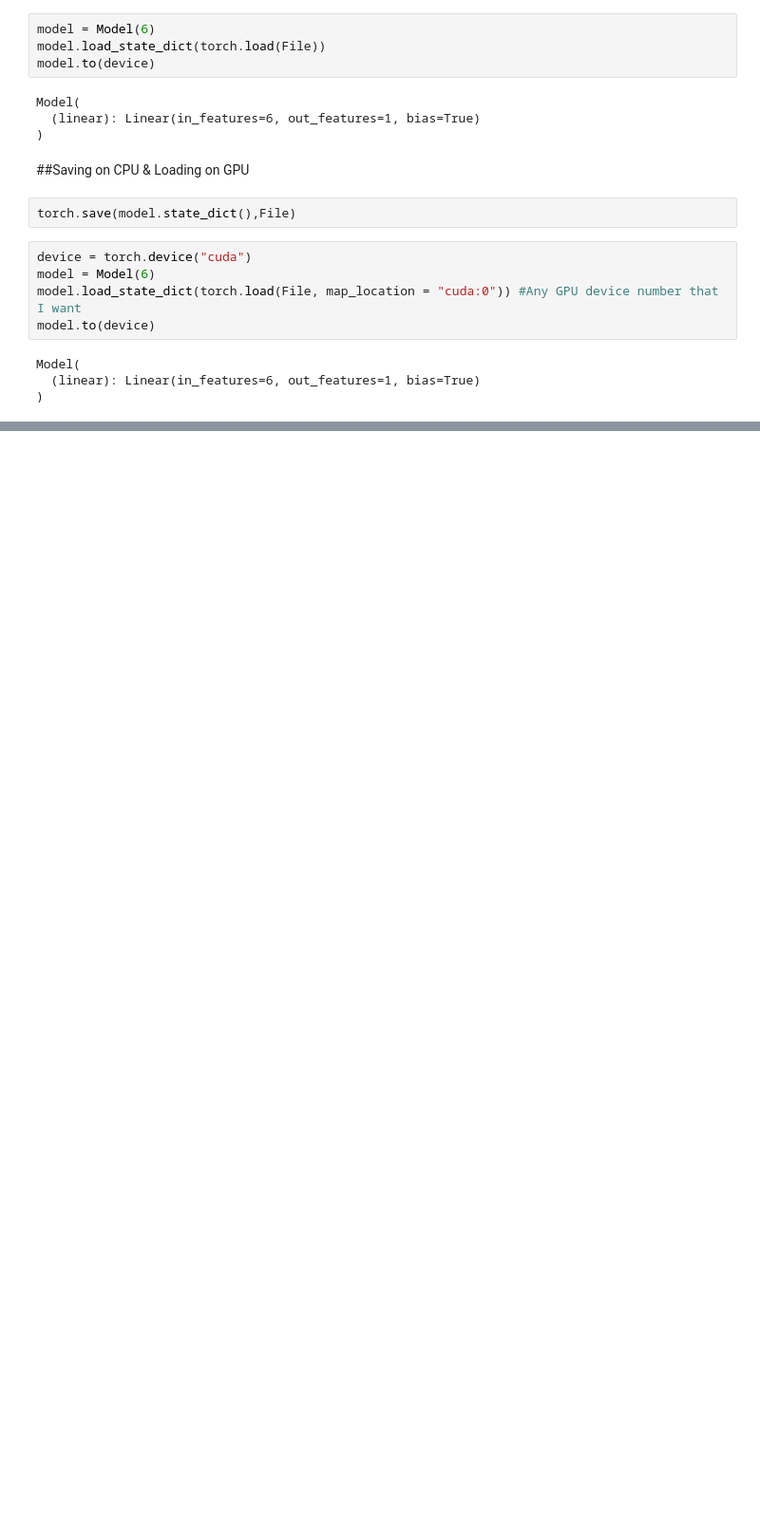
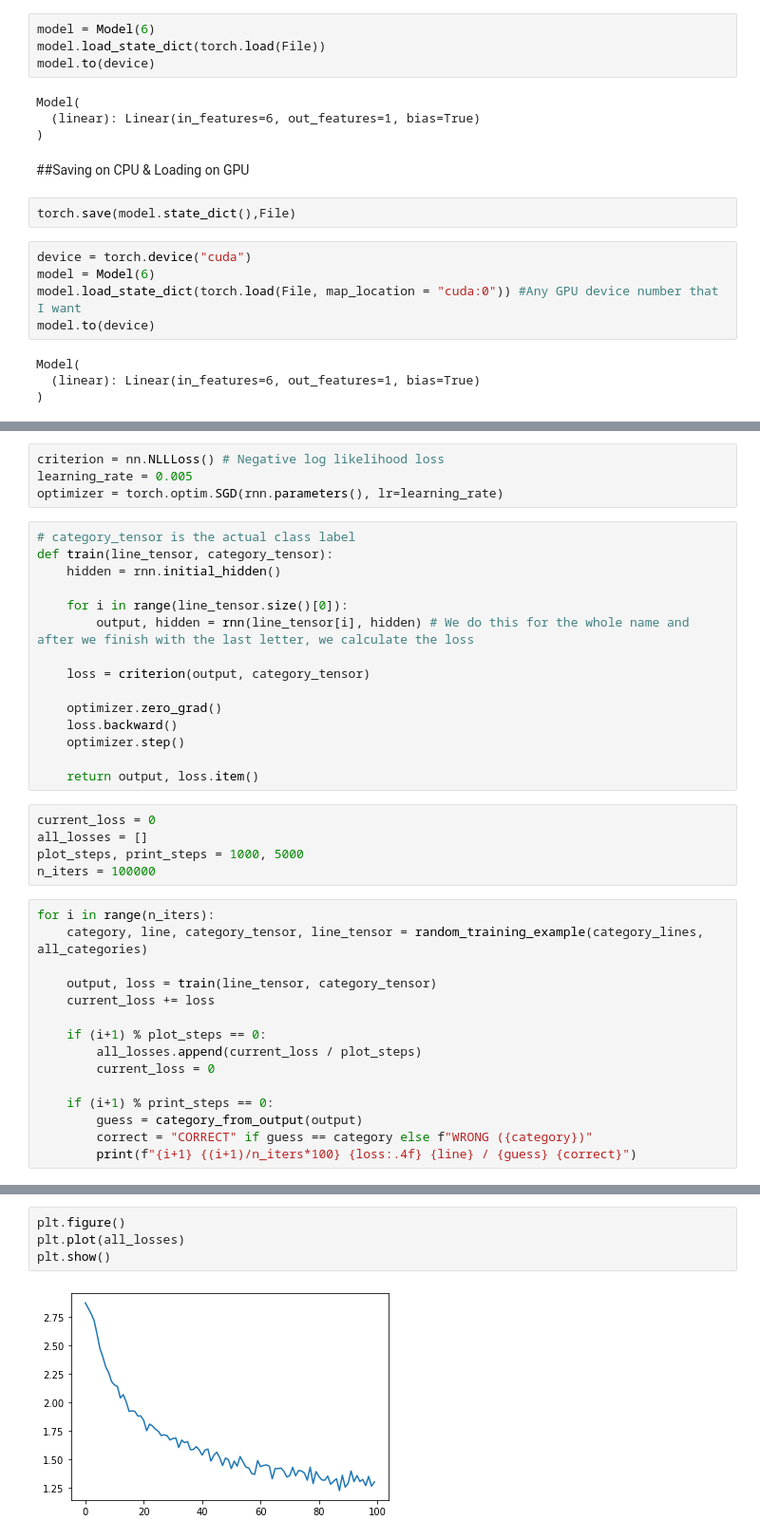
Before and after one commit to patrickloeber/pytorchTutorial, a Jupyter notebook: PyTorch.ipynb, the cells around one changed output, grey strips where cells are left out. Shown: that part at 95% size. Cells and saved outputs as stored; diff of their text form; blank space fills up the shorter version.

```diff
--- a/PyTorch.ipynb
+++ b/PyTorch.ipynb
@@ -1701,0 +1945,39 @@ Model(
+# %%
+criterion = nn.NLLLoss() # Negative log likelihood loss
+learning_rate = 0.005
+optimizer = torch.optim.SGD(rnn.parameters(), lr=learning_rate)
+# %%
+# category_tensor is the actual class label
+def train(line_tensor, category_tensor):
+    hidden = rnn.initial_hidden()
+
+    for i in range(line_tensor.size()[0]):
+        output, hidden = rnn(line_tensor[i], hidden) # We do this for the whole name and after we finish with the last letter, we calculate the loss
+
+    loss = criterion(output, category_tensor)
+
+    optimizer.zero_grad()
+    loss.backward()
+    optimizer.step()
+
+    return output, loss.item()
+# %%
+current_loss = 0
+all_losses = []
+plot_steps, print_steps = 1000, 5000
+n_iters = 100000
+# %%
+for i in range(n_iters):
+    category, line, category_tensor, line_tensor = random_training_example(category_lines, all_categories)
+
+    output, loss = train(line_tensor, category_tensor)
+    current_loss += loss
+
+    if (i+1) % plot_steps == 0:
+        all_losses.append(current_loss / plot_steps)
+        current_loss = 0
+
+    if (i+1) % print_steps == 0:
+        guess = category_from_output(output)
+        correct = "CORRECT" if guess == category else f"WRONG ({category})"
+        print(f"{i+1} {(i+1)/n_iters*100} {loss:.4f} {line} / {guess} {correct}")
@@ -1701,0 +2005,6 @@ Model(
+# %%
+plt.figure()
+plt.plot(all_losses)
+plt.show()
+# %% [output]
+[figure, added]
```
Also changed, not shown: parts of 39 cells of this notebook.
